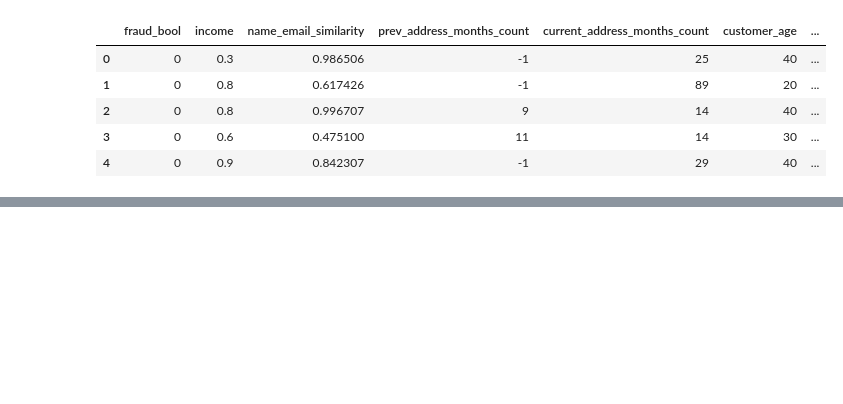
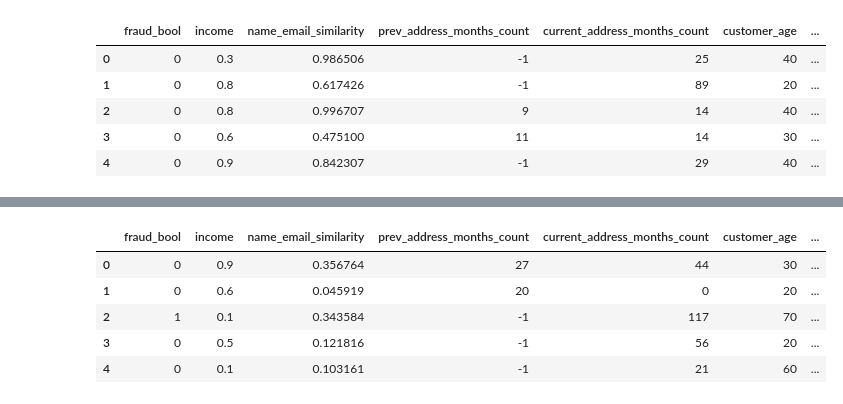
Before and after one commit to jonnywong288/bank-account-fraud, a Jupyter notebook: data_exploration.ipynb, the cells around one changed output, grey strips where cells are left out. Drawn from its saved outputs; the diff is of its cells as text; code cells hidden in the pictures; blank space fills up the shorter version.

```diff
--- a/data_exploration.ipynb
+++ b/data_exploration.ipynb
@@ -15,0 +48,9 @@ df_base.head()
+# %%
+df_v4.head()
+# %% [output]
+|  | fraud_bool | income | name_email_similarity | prev_address_months_count | current_address_months_count | customer_age | ... |
+| 0 | 0 | 0.9 | 0.356764 | 27 | 44 | 30 | ... |
+| 1 | 0 | 0.6 | 0.045919 | 20 | 0 | 20 | ... |
+| 2 | 1 | 0.1 | 0.343584 | -1 | 117 | 70 | ... |
+| 3 | 0 | 0.5 | 0.121816 | -1 | 56 | 20 | ... |
+| 4 | 0 | 0.1 | 0.103161 | -1 | 21 | 60 | ... |
```
Also changed, not shown: parts of 6 cells of this notebook.
